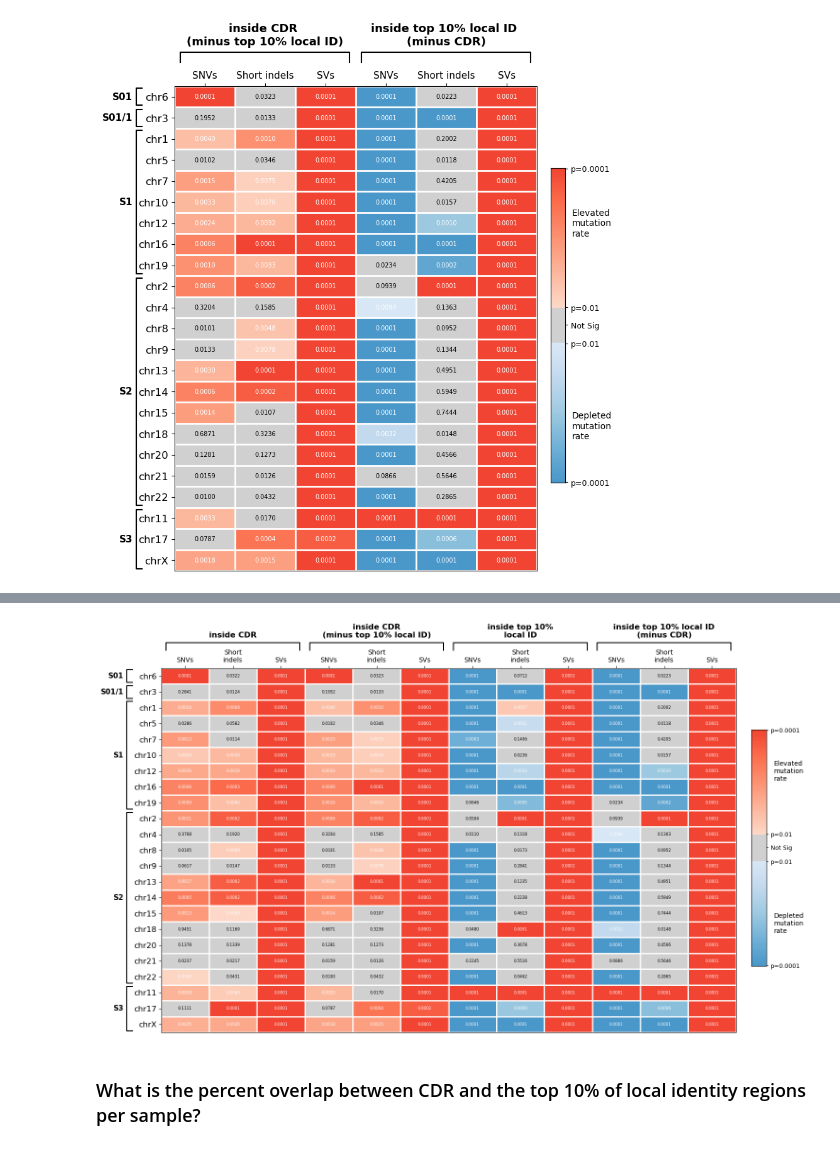
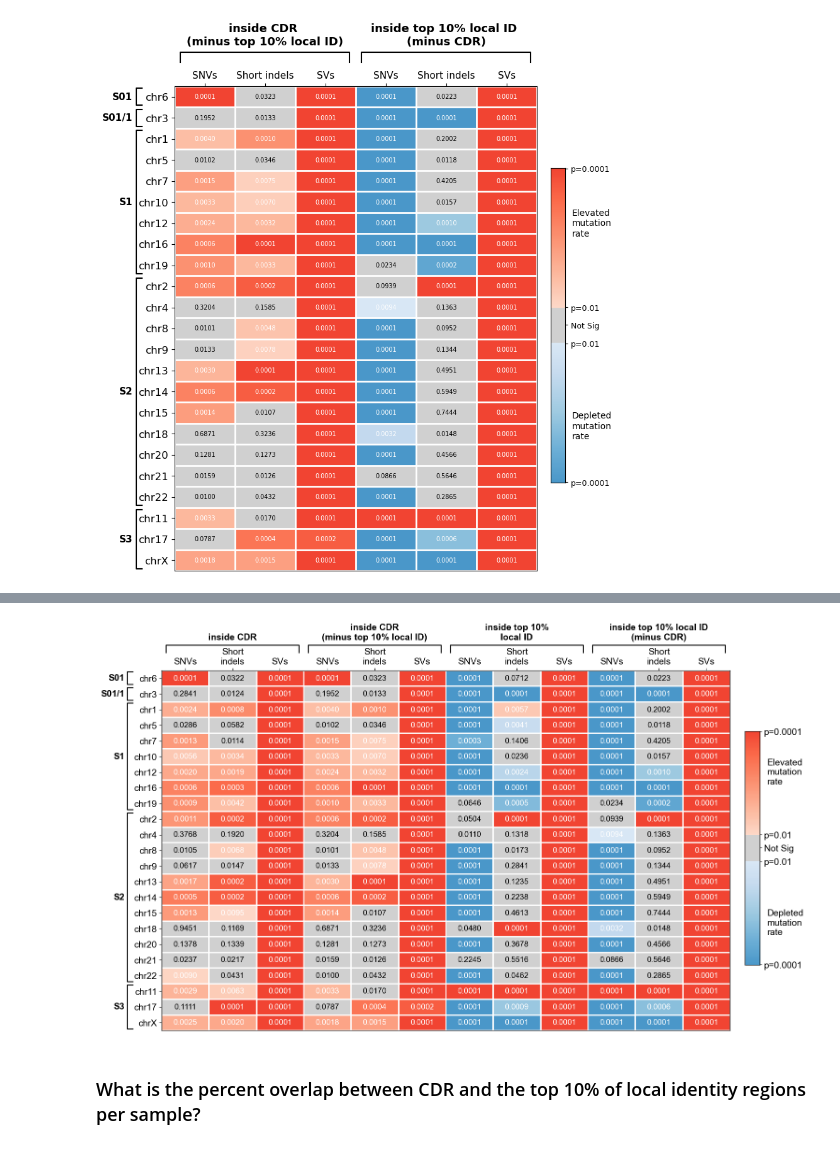
Before and after one commit to miramastoras/centrolign_analysis, a Jupyter notebook: analysis_notes/release2_QC_v2/notebooks/permutation_test_summaries.ipynb, the cells around one changed output, grey strips where cells are left out. Saved outputs shown, nothing was run; the diff lists cells and outputs as text; code cells hidden in the pictures.

```diff
--- a/analysis_notes/release2_QC_v2/notebooks/permutation_test_summaries.ipynb
+++ b/analysis_notes/release2_QC_v2/notebooks/permutation_test_summaries.ipynb
@@ -632,4 +409,8 @@ plt.show()
 # %%
+plt.rcParams.update({
+    'font.family': 'Arial'
+})
+
 import numpy as np
 import pandas as pd
 import matplotlib.pyplot as plt
@@ -739,11 +520,11 @@ for j in range(n_cols + 1):
 # X-axis labels
 display_labels = ["SNVs", "Short\nindels", "SVs"] * 4
 ax.set_xticks(range(n_cols))
-ax.set_xticklabels(display_labels, fontsize=10, ha="center")
+ax.set_xticklabels(display_labels, fontsize=14, ha="center")
 
 # Y-axis labels
 ax.set_yticks(range(n_rows))
-ax.set_yticklabels(pval_df.index, fontsize=12)
+ax.set_yticklabels(pval_df.index, fontsize=14)
 ax.tick_params(top=True, bottom=False, labeltop=True, labelbottom=False)
 
 # Annotate with p-values
@@ -754,7 +535,7 @@ for i, chrom in enumerate(pval_df.index):
             continue
         text = f"{p:.4f}"
         text_color = "white" if p < p_thresh else "black"
-        ax.text(j, i, text, ha="center", va="center", fontsize=6, color=text_color)
+        ax.text(j, i, text, ha="center", va="center", fontsize=12, color=text_color)
 
 # --- Combined gradient legend ---
 n_grad = 128
@@ -773,12 +554,12 @@ cax.set_xticks([])
 n_total = len(combined_colors)
 cax.yaxis.tick_right()
 cax.set_yticks([0, n_grad - 1, n_total / 2, n_grad + n_grey, n_total - 1])
-cax.set_yticklabels([f"p={min_p}", f"p={p_thresh}", "Not Sig", f"p={p_thresh}", f"p={min_p}"], fontsize=9)
+cax.set_yticklabels([f"p={min_p}", f"p={p_thresh}", "Not Sig", f"p={p_thresh}", f"p={min_p}"], fontsize=14)
 cax.tick_params(length=3)
 cax.text(1.5, n_grad * 0.4, "Depleted\nmutation\nrate", transform=cax.get_yaxis_transform(),
-         fontsize=10, va="center", ha="left")
+         fontsize=14, va="center", ha="left")
 cax.text(1.5, n_grad + n_grey + n_grad * 0.6, "Elevated\nmutation\nrate", transform=cax.get_yaxis_transform(),
-         fontsize=10, va="center", ha="left")
+         fontsize=14, va="center", ha="left")
 
 plt.subplots_adjust(right=0.86, left=0.1)
 
@@ -792,52 +573,52 @@ ax.plot([-0.4, -0.4, 2.4, 2.4],
         [y_brace, y_brace + brace_h, y_brace + brace_h, y_brace],
         color='black', lw=1.5, transform=trans_col, clip_on=False)
 ax.text(1, y_brace + brace_h + 0.01, "inside CDR",
-        transform=trans_col, ha="center", va="bottom", fontsize=12, fontweight="bold")
+        transform=trans_col, ha="center", va="bottom", fontsize=14, fontweight="bold")
 
 # Group 2: inside CDR minus local ID (cols 3-5)
 ax.plot([2.6, 2.6, 5.4, 5.4],
         [y_brace, y_brace + brace_h, y_brace + brace_h, y_brace],
         color='black', lw=1.5, transform=trans_col, clip_on=False)
 ax.text(4, y_brace + brace_h + 0.01, "inside CDR\n(minus top 10% local ID)",
-        transform=trans_col, ha="center", va="bottom", fontsize=12, fontweight="bold")
+        transform=trans_col, ha="center", va="bottom", fontsize=14, fontweight="bold")
 
 # Group 3: inside top 10% local ID (cols 6-8)
 ax.plot([5.6, 5.6, 8.4, 8.4],
         [y_brace, y_brace + brace_h, y_brace + brace_h, y_brace],
         color='black', lw=1.5, transform=trans_col, clip_on=False)
 ax.text(7, y_brace + brace_h + 0.01, "inside top 10%\nlocal ID",
-        transform=trans_col, ha="center", va="bottom", fontsize=12, fontweight="bold")
+        transform=trans_col, ha="center", va="bottom", fontsize=14, fontweight="bold")
 
 # Group 4: inside top 10% local ID minus CDR (cols 9-11)
 ax.plot([8.6, 8.6, 11.4, 11.4],
         [y_brace, y_brace + brace_h, y_brace + brace_h, y_brace],
         color='black', lw=1.5, transform=trans_col, clip_on=False)
 ax.text(10, y_brace + brace_h + 0.01, "inside top 10% local ID\n(minus CDR)",
-        transform=trans_col, ha="center", va="bottom", fontsize=12, fontweight="bold")
+        transform=trans_col, ha="center", va="bottom", fontsize=14, fontweight="bold")
 
 # --- Row brackets (left, by SF label) ---
 trans_row = blended_transform_factory(ax.transAxes, ax.transData)
 sf_groups = OrderedDict()
 for i, chrom in enumerate(pval_df.index):
     sf = sf_map.get(chrom, "?")
     sf_groups.setdefault(sf, []).append(i)
 
 x_brace = -0.05
 brace_w = 0.01
 for sf_label, row_indices in sf_groups.items():
     y_start = min(row_indices) - 0.4
     y_end = max(row_indices) + 0.4
     ax.plot([x_brace, x_brace - brace_w, x_brace - brace_w, x_brace],
             [y_start, y_start, y_end, y_end],
             color='black', lw=1.5, transform=trans_row, clip_on=False)
     ax.text(x_brace - brace_w - 0.005, (y_start + y_end) / 2, sf_label,
-            transform=trans_row, ha="right", va="center", fontsize=11, fontweight="bold")
+            transform=trans_row, ha="right", va="center", fontsize=14, fontweight="bold")
 
 plt.savefig('/private/groups/patenlab/mira/permutation_summary.supp.svg', format='svg', bbox_inches='tight')
 plt.savefig('/private/groups/patenlab/mira/permutation_summary.supp.png', format='png', bbox_inches='tight')
 plt.show()
 # %% [output]
-[figure, old version]
+[figure, new version]
 # %% [markdown]
 ### What is the percent overlap between CDR and the top 10% of local identity regions per sample?
 # %%
```
Also changed, not shown: parts of 1 cell of this notebook, 4 other files.
